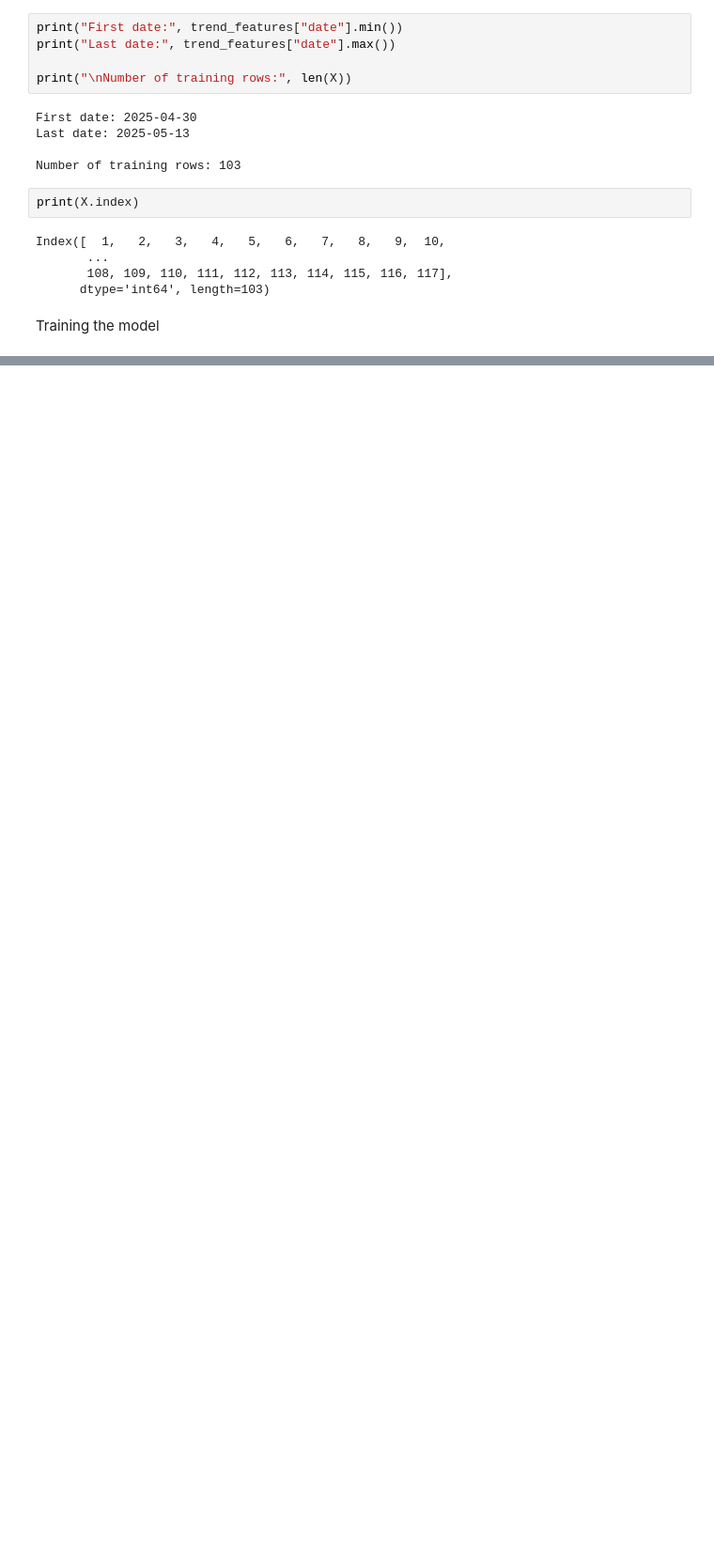
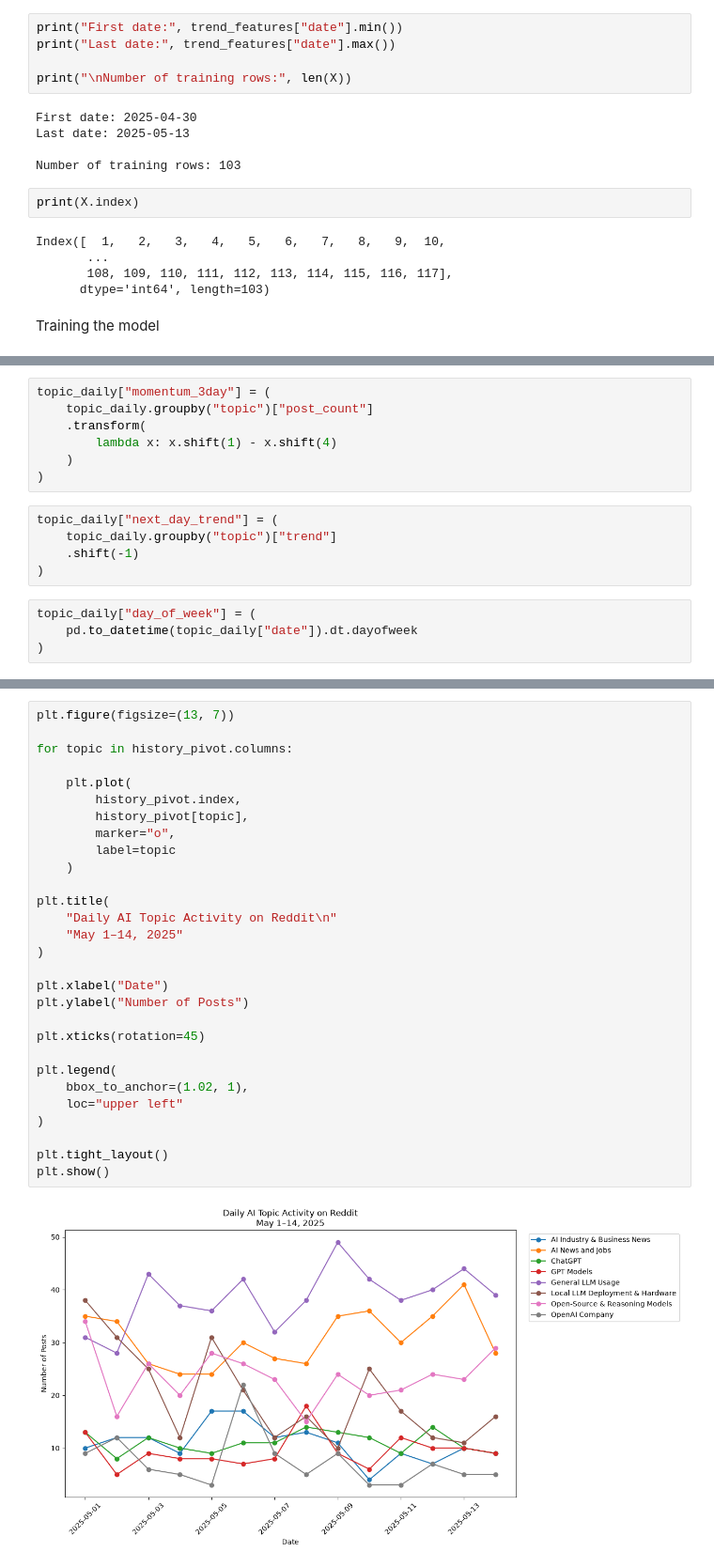
Before and after one commit to Praharshaanugu/AI-social-media-trend-analyser, a Jupyter notebook: notebooks/dataset_inspection.ipynb, the cells around one changed output, grey strips where cells are left out. Shown at 94% size. Drawn from its saved outputs; the diff is of its cells as text; blank space fills up the shorter version.

```diff
--- a/notebooks/dataset_inspection.ipynb
+++ b/notebooks/dataset_inspection.ipynb
@@ -1710,0 +2373,16 @@ Training the model
+# %%
+topic_daily["momentum_3day"] = (
+    topic_daily.groupby("topic")["post_count"]
+    .transform(
+        lambda x: x.shift(1) - x.shift(4)
+    )
+)
+# %%
+topic_daily["next_day_trend"] = (
+    topic_daily.groupby("topic")["trend"]
+    .shift(-1)
+)
+# %%
+topic_daily["day_of_week"] = (
+    pd.to_datetime(topic_daily["date"]).dt.dayofweek
+)
@@ -1710,0 +4644,31 @@ Training the model
+# %%
+plt.figure(figsize=(13, 7))
+
+for topic in history_pivot.columns:
+
+    plt.plot(
+        history_pivot.index,
+        history_pivot[topic],
+        marker="o",
+        label=topic
+    )
+
+plt.title(
+    "Daily AI Topic Activity on Reddit\n"
+    "May 1–14, 2025"
+)
+
+plt.xlabel("Date")
+plt.ylabel("Number of Posts")
+
+plt.xticks(rotation=45)
+
+plt.legend(
+    bbox_to_anchor=(1.02, 1),
+    loc="upper left"
+)
+
+plt.tight_layout()
+plt.show()
+# %% [output]
+[figure, added]
```
Also changed, not shown: parts of 215 cells of this notebook, 14 other files.
